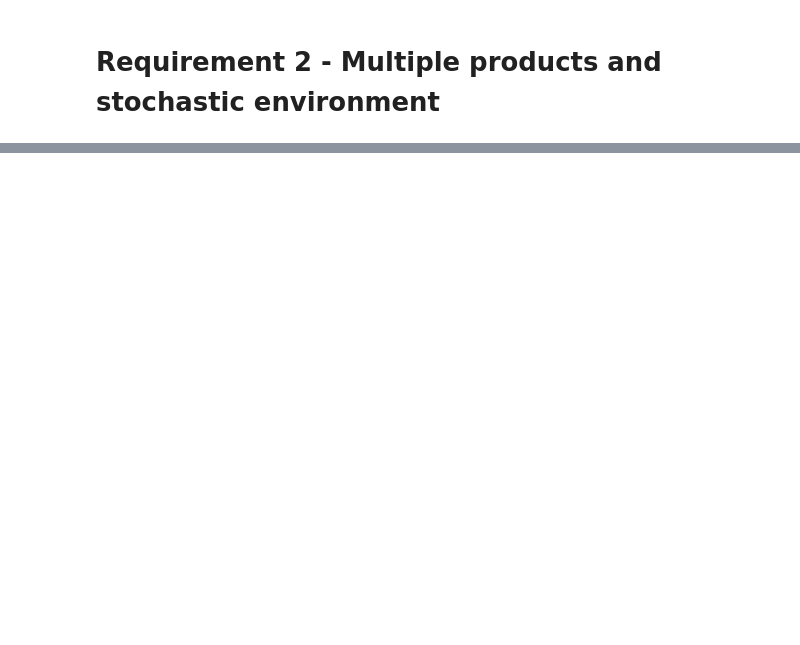
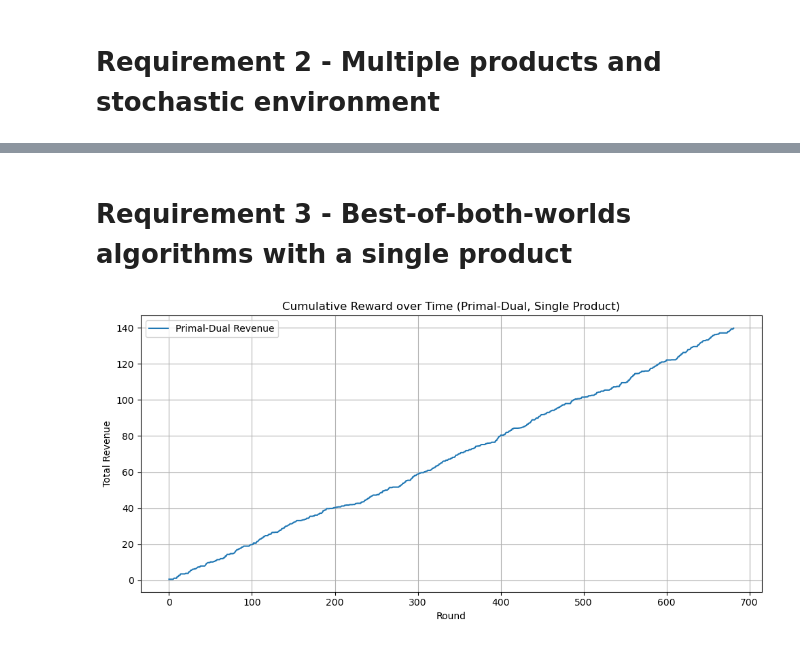
Before and after one commit to tatalo00/OLA-project, a Jupyter notebook: OLA-project.ipynb, the cells around one changed output, grey strips where cells are left out. Saved outputs shown, nothing was run; the diff lists cells and outputs as text; code cells hidden in the pictures; blank space fills up the shorter version.

```diff
--- a/OLA-project.ipynb
+++ b/OLA-project.ipynb
@@ -442,0 +442,2 @@ plt.show()
+# %% [markdown]
+# Requirement 3 - Best-of-both-worlds algorithms with a single product
@@ -442,0 +507,33 @@ plt.show()
+# %%
+# --- Setup parameters ---
+prices = np.round(np.linspace(0.1, 1.0, 20), 2)
+horizon = 1000
+budget = 300
+
+env = NonStationaryEnvironment(prices, horizon, budget)
+agent = PrimalDualAgent(prices, horizon, budget, eta=0.05)
+
+rewards = []
+price_choices = []
+for t in range(1, horizon + 1):
+    if env.inventory_used >= env.B:
+        break
+    price = agent.select_price(t)
+    reward, _ = env.step(price, t)
+    agent.update(price, reward)
+
+    rewards.append(reward)
+    price_choices.append(price)
+
+# --- Plot cumulative reward ---
+plt.figure(figsize=(10, 5))
+plt.plot(np.cumsum(rewards), label="Primal-Dual Revenue")
+plt.title("Cumulative Reward over Time (Primal-Dual, Single Product)")
+plt.xlabel("Round")
+plt.ylabel("Total Revenue")
+plt.grid(True)
+plt.legend()
+plt.tight_layout()
+plt.show()
+# %% [output]
+[figure, added]
```
Also changed, not shown: parts of 8 cells of this notebook.
